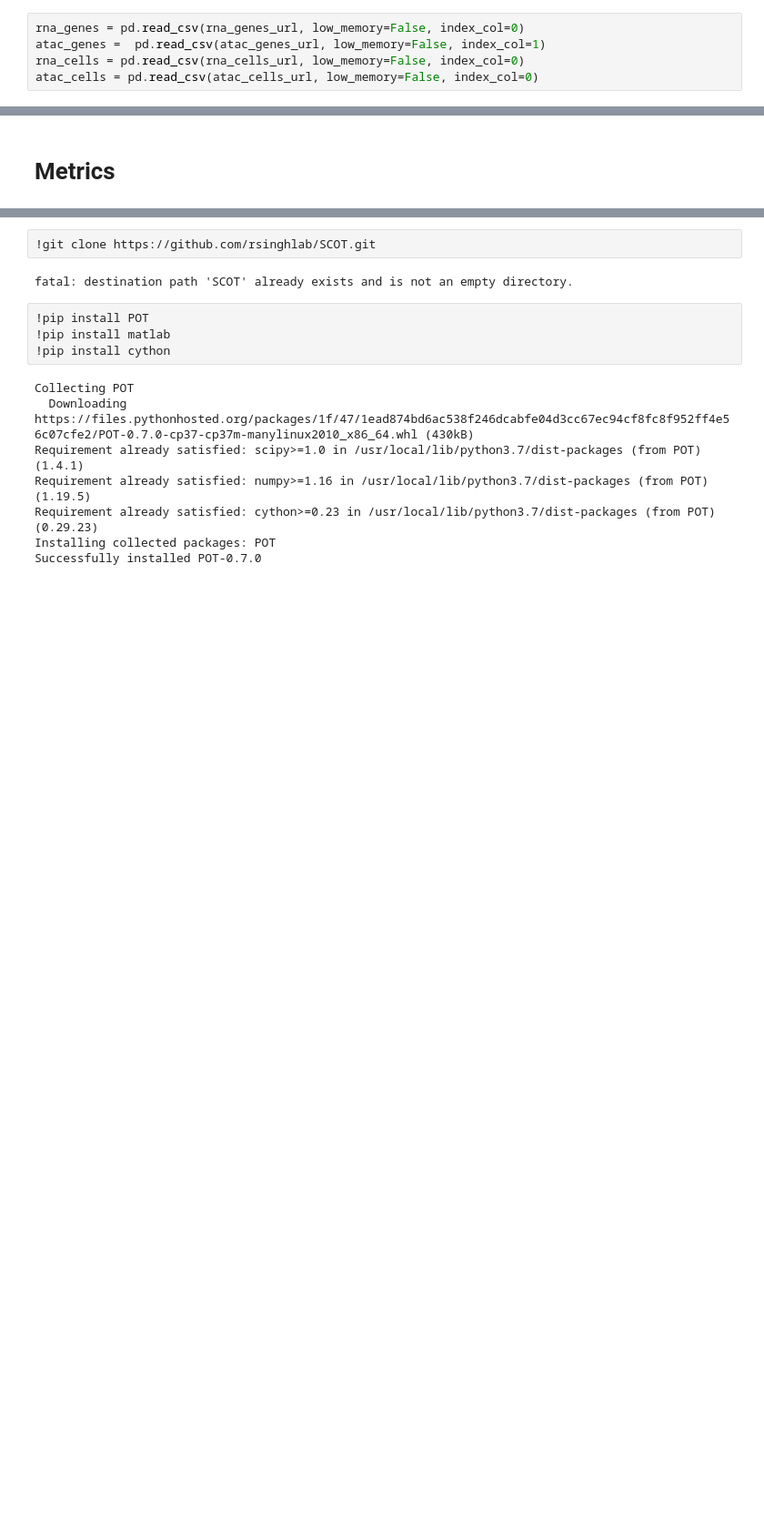
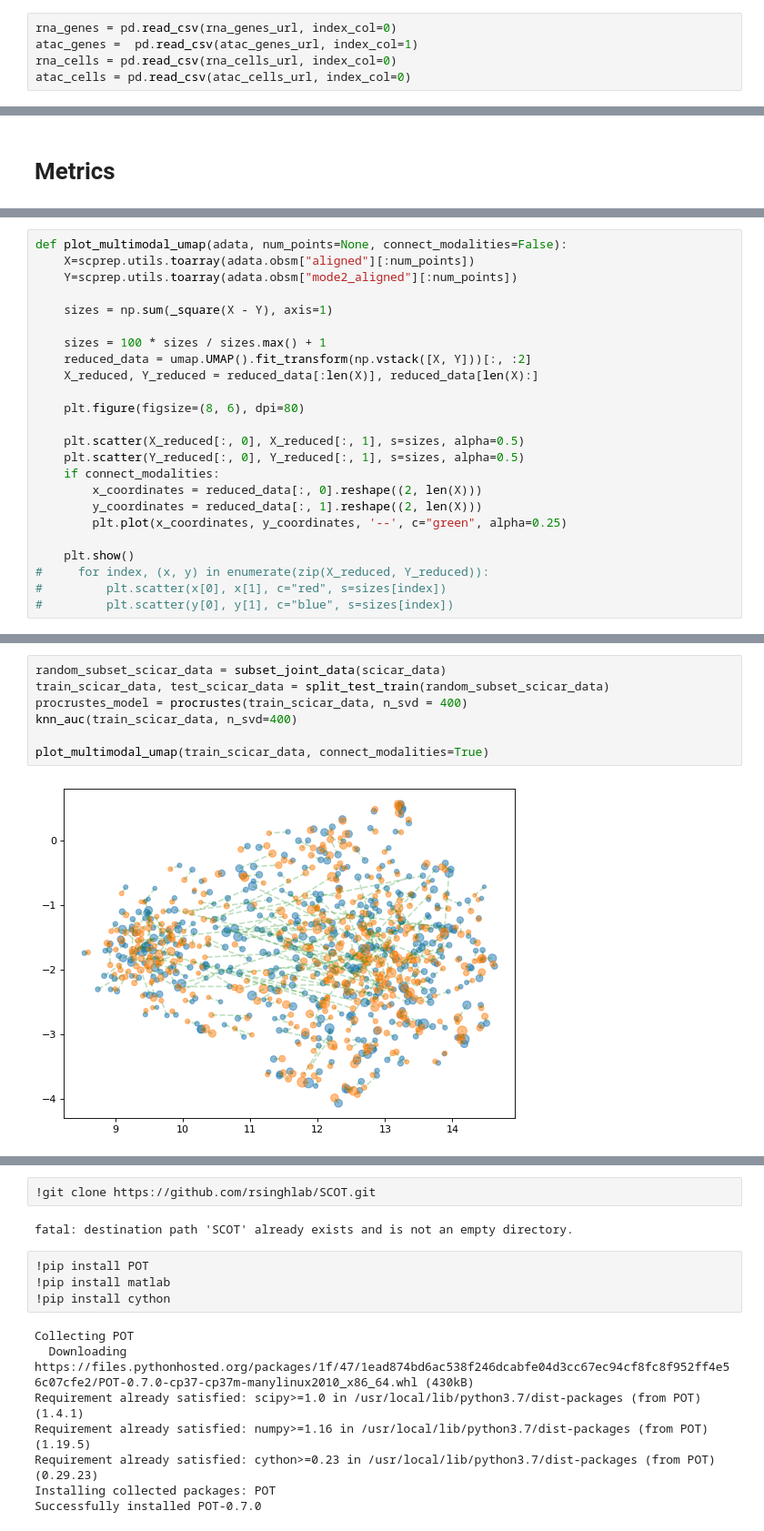
Before and after one commit to jiayueg/multimodal, a Jupyter notebook: baseline_methods.ipynb, the cells around one changed output, grey strips where cells are left out. Shown at 91% size. Drawn from its saved outputs; the diff is of its cells as text; blank space fills up the shorter version.

Commit message:
Added plotting function to visualize distances between paired modalities.

```diff
--- a/baseline_methods.ipynb
+++ b/baseline_methods.ipynb
@@ -54,8 +61,8 @@ atac_genes_url = (
     "&format=file&file=GSM3271041%5FATAC%5FsciCAR%5FA549%5Fpeak.txt.gz"
 )
 # %%
-rna_genes = pd.read_csv(rna_genes_url, low_memory=False, index_col=0)
-atac_genes =  pd.read_csv(atac_genes_url, low_memory=False, index_col=1)
-rna_cells = pd.read_csv(rna_cells_url, low_memory=False, index_col=0)
-atac_cells = pd.read_csv(atac_cells_url, low_memory=False, index_col=0)
+rna_genes = pd.read_csv(rna_genes_url, index_col=0)
+atac_genes =  pd.read_csv(atac_genes_url, index_col=1)
+rna_cells = pd.read_csv(rna_cells_url, index_col=0)
+atac_cells = pd.read_csv(atac_cells_url, index_col=0)
 # %%
@@ -309,0 +332,24 @@ def mse(adata):
+# %%
+def plot_multimodal_umap(adata, num_points=None, connect_modalities=False):
+    X=scprep.utils.toarray(adata.obsm["aligned"][:num_points])
+    Y=scprep.utils.toarray(adata.obsm["mode2_aligned"][:num_points])
+
+    sizes = np.sum(_square(X - Y), axis=1)
+
+    sizes = 100 * sizes / sizes.max() + 1
+    reduced_data = umap.UMAP().fit_transform(np.vstack([X, Y]))[:, :2]
+    X_reduced, Y_reduced = reduced_data[:len(X)], reduced_data[len(X):]
+
+    plt.figure(figsize=(8, 6), dpi=80)
+
+    plt.scatter(X_reduced[:, 0], X_reduced[:, 1], s=sizes, alpha=0.5)
+    plt.scatter(Y_reduced[:, 0], Y_reduced[:, 1], s=sizes, alpha=0.5)
+    if connect_modalities:
+        x_coordinates = reduced_data[:, 0].reshape((2, len(X)))
+        y_coordinates = reduced_data[:, 1].reshape((2, len(X)))
+        plt.plot(x_coordinates, y_coordinates, '--', c="green", alpha=0.25)
+
+    plt.show()
+#     for index, (x, y) in enumerate(zip(X_reduced, Y_reduced)):
+#         plt.scatter(x[0], x[1], c="red", s=sizes[index])
+#         plt.scatter(y[0], y[1], c="blue", s=sizes[index])
@@ -320,0 +384,9 @@ def procrustes(adata, n_svd=100):
+# %%
+random_subset_scicar_data = subset_joint_data(scicar_data)
+train_scicar_data, test_scicar_data = split_test_train(random_subset_scicar_data)
+procrustes_model = procrustes(train_scicar_data, n_svd = 400)
+knn_auc(train_scicar_data, n_svd=400)
+
+plot_multimodal_umap(train_scicar_data, connect_modalities=True)
+# %% [output]
+[figure, added]
```
Also changed, not shown: parts of 45 cells of this notebook, 1 other file.
